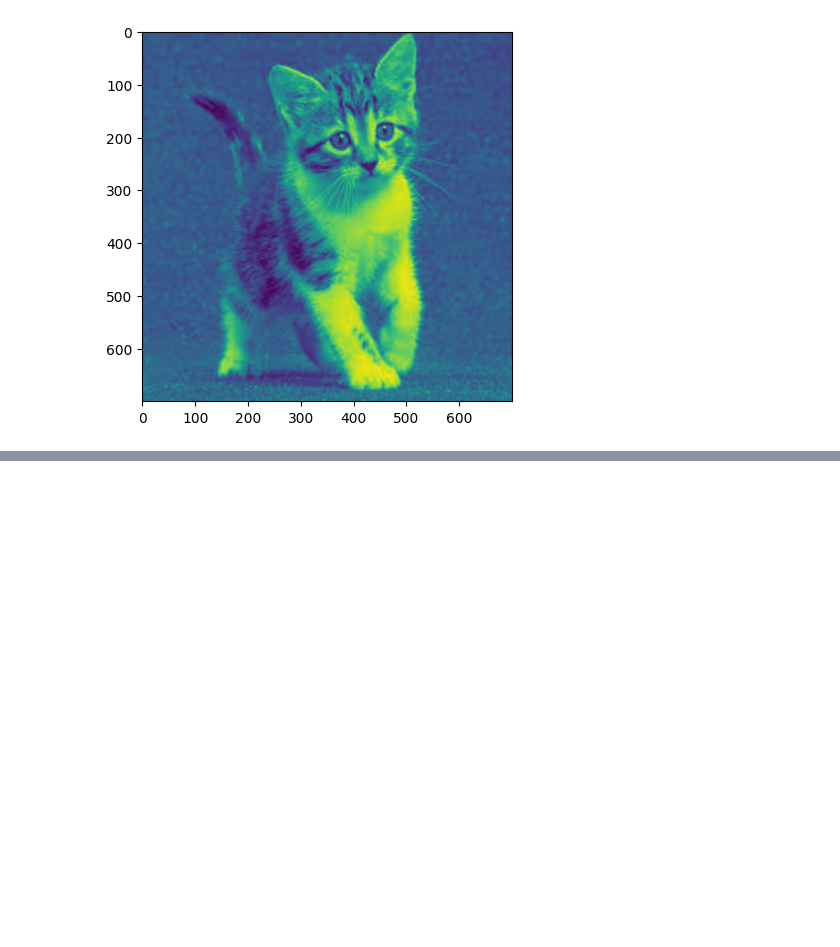
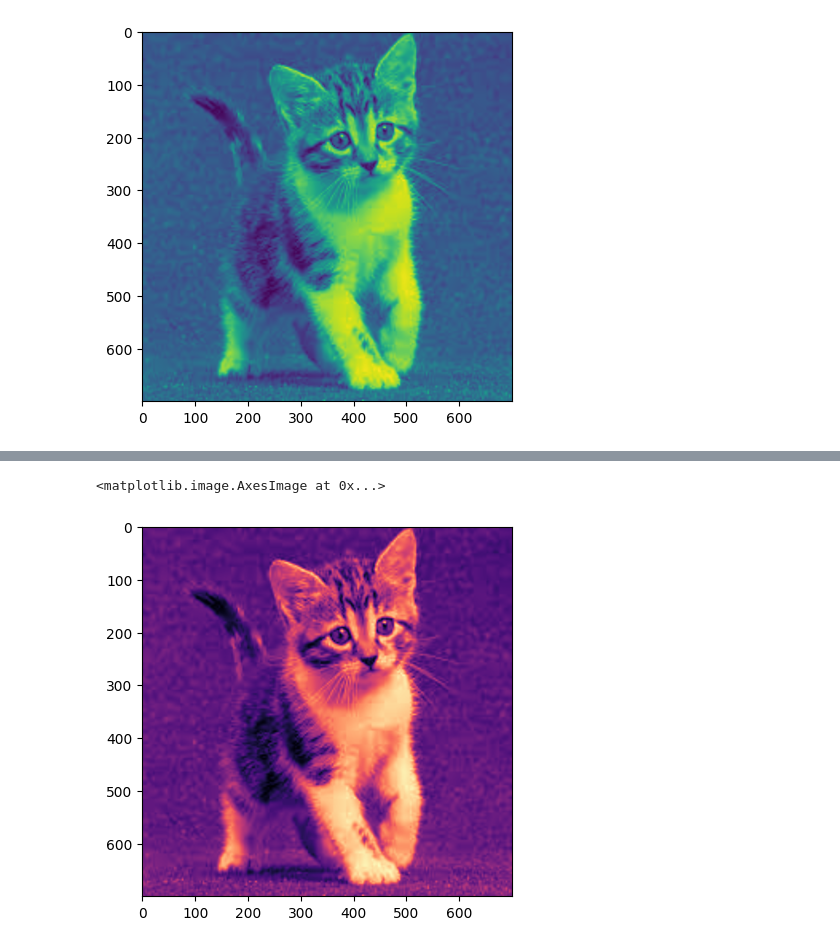
Before and after one commit to TyaraKusumaNevada/PCVK_Genap_2025, a Jupyter notebook: Week2.ipynb, the cells around one changed output, grey strips where cells are left out. Saved outputs shown, nothing was run; the diff lists cells and outputs as text; code cells hidden in the pictures; blank space fills up the shorter version.

```diff
--- a/Week2.ipynb
+++ b/Week2.ipynb
@@ -30,0 +36,5 @@ plt.imshow(img_gray)
+# %%
+plt.imshow(img_gray, cmap='magma')
+# %% [output]
+<matplotlib.image.AxesImage at 0x...>
+[figure, added]
```
Also changed, not shown: parts of 13 cells of this notebook.
